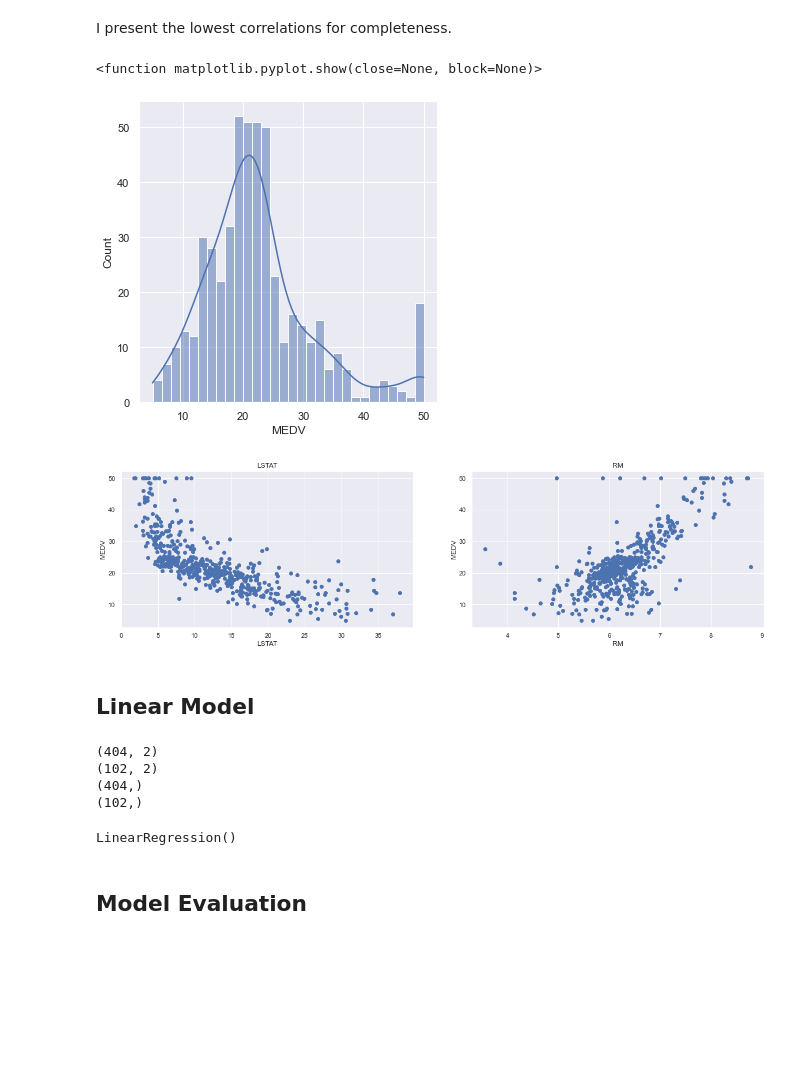
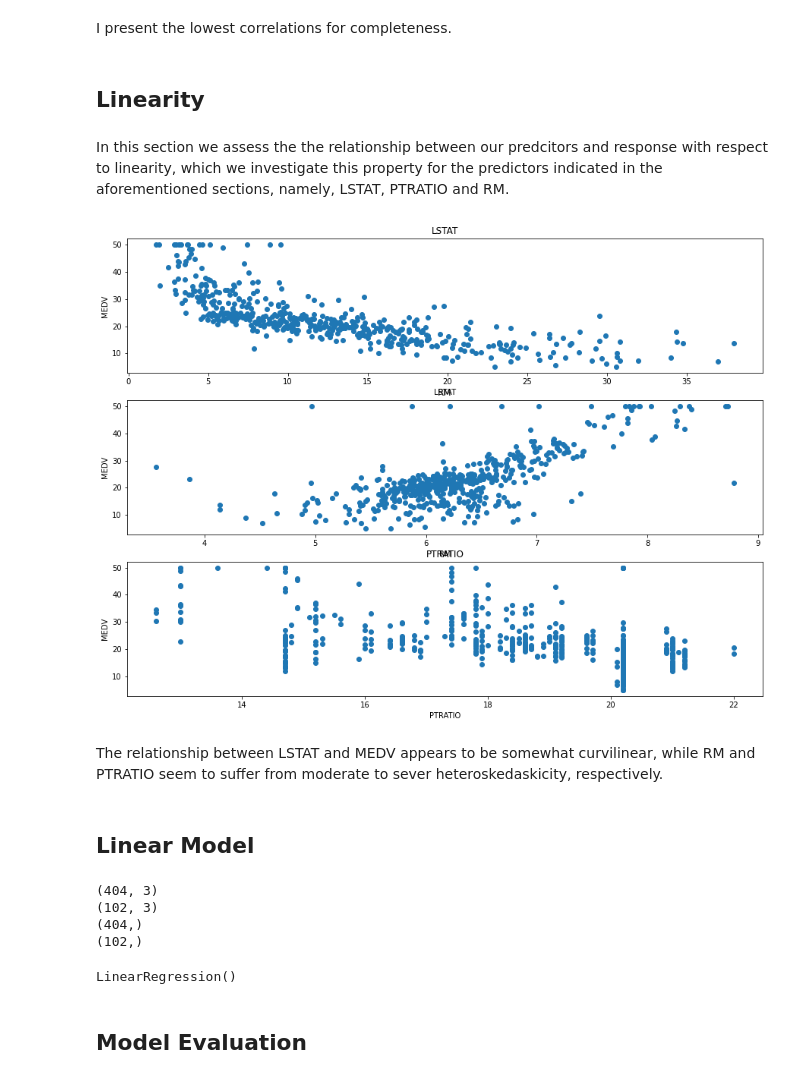
Before and after one commit to mourtallah/Boston-Housing-Analysis, a Jupyter notebook: JupyterNotebooks/BostonHousingDraft.ipynb, the cells around one changed output. Saved outputs shown, nothing was run; the diff lists cells and outputs as text; code cells hidden in the pictures; blank space fills up the shorter version.

```diff
--- a/JupyterNotebooks/BostonHousingDraft.ipynb
+++ b/JupyterNotebooks/BostonHousingDraft.ipynb
@@ -158,9 +160,2 @@ sns.heatmap(low, cmap="Greens", annot=True, mask=mask)
 # %% [markdown]
 I present the lowest correlations for completeness.
-# %%
-sns.set(rc={'figure.figsize': (11.7, 8.27)})
-sns.displot(boston['MEDV'], bins=30, kde=True)
-plt.show
-# %% [output]
-<function matplotlib.pyplot.show(close=None, block=None)>
-[figure, removed]
@@ -170,19 +162,27 @@ target=boston["MEDV"]
+# %% [markdown]
+## Linearity
+# %% [markdown]
+In this section we assess the the relationship between our predcitors and response with respect to linearity, which we investigate this property for the predictors indicated in the aforementioned sections, namely, LSTAT, PTRATIO and RM.
 # %%
-plt.figure(figsize=(20,5))
+features=["LSTAT", "RM", "PTRATIO"]
+target=boston["MEDV"]
+plt.figure(figsize=(15,15))
 for i, col in enumerate(features):
-    plt.subplot(1, len(features), i+1)
+    plt.subplot(4, len(features)/2, i+1)
     x=boston[col]
     y=target
-    plt.scatter(x,y,marker="o")
+    plt.scatter(boston[col],y,marker="o")
     plt.title(col)
     plt.xlabel(col)
     plt.ylabel("MEDV")
 # %% [output]
-[figure, old version]
+[figure, new version]
+# %% [markdown]
+The relationship between LSTAT and MEDV appears to be somewhat curvilinear, while RM and PTRATIO seem to suffer from moderate to sever heteroskedaskicity, respectively.
 # %% [markdown]
 ## Linear Model
 # %%
-X=pd.DataFrame(np.c_[boston["LSTAT"], boston["RM"]], columns=["LSTAT", "RM"])
+X=pd.DataFrame(np.c_[boston["RM"], boston["PTRATIO"], boston["LSTAT"].apply(np.log)], columns=["RM", "PTRATIO","LSTAT^2"])
 Y = y
 X_train, X_test, Y_train, Y_test = train_test_split(X, Y, test_size=.2, random_state=5)
 print(X_train.shape)
@@ -190,18 +190,15 @@ print(X_test.shape)
 print(Y_train.shape)
 print(Y_test.shape)
 # %% [output]
-(404, 2)
-(102, 2)
+(404, 3)
+(102, 3)
 (404,)
 (102,)
-# %%
-from sklearn.linear_model import LinearRegression
-from sklearn.metrics import mean_squared_error
-from sklearn.metrics import r2_score
-lin_model=LinearRegression()
-lin_model.fit(X_train, Y_train)
-# %% [output]
-LinearRegression()
+# %%
+lin_model=LinearRegression()
+lin_model.fit(X_train, Y_train)
+# %% [output]
+LinearRegression()
 # %% [markdown]
 ## Model Evaluation
 # %% [markdown]
```
Also changed, not shown: parts of 11 cells of this notebook, 1 other file.
